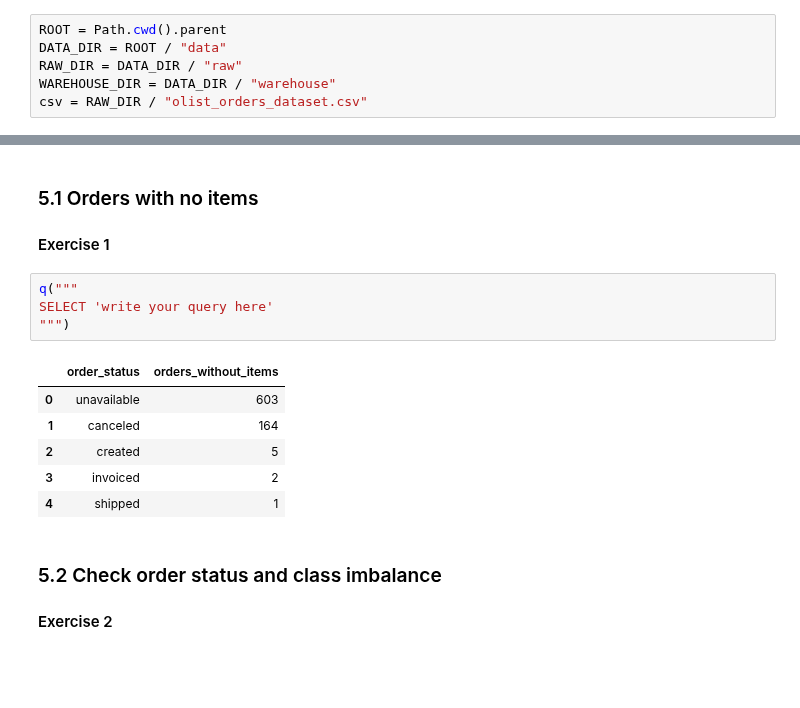
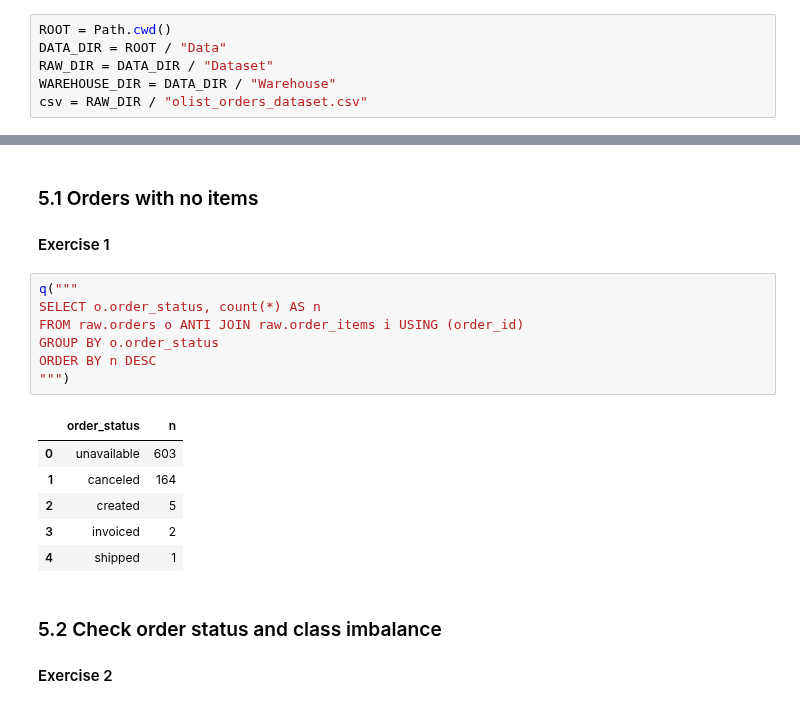
Before and after one commit to estifwonde1/kddm_lab, a Jupyter notebook: DWH_OLAP_Assignment_1_Notebook.ipynb, the cells around one changed output, grey strips where cells are left out. Drawn from its saved outputs; the diff is of its cells as text; blank space fills up the shorter version.

```diff
--- a/DWH_OLAP_Assignment_1_Notebook.ipynb
+++ b/DWH_OLAP_Assignment_1_Notebook.ipynb
@@ -21,10 +21,10 @@ import duckdb
 import pandas as pd
 import matplotlib.pyplot as plt
 # %%
-ROOT = Path.cwd().parent
-DATA_DIR = ROOT / "data"
-RAW_DIR = DATA_DIR / "raw"
-WAREHOUSE_DIR = DATA_DIR / "warehouse"
+ROOT = Path.cwd()
+DATA_DIR = ROOT / "Data"
+RAW_DIR = DATA_DIR / "Dataset"
+WAREHOUSE_DIR = DATA_DIR / "Warehouse"
 csv = RAW_DIR / "olist_orders_dataset.csv"
 # %%
 print(duckdb.sql(f"SELECT count(*) FROM '{csv}'"))
@@ -173,10 +282,13 @@ consistency (fields agree), timeliness (coverage)
 #### Exercise 1
 # %%
 q("""
-SELECT 'write your query here'
+SELECT o.order_status, count(*) AS n
+FROM raw.orders o ANTI JOIN raw.order_items i USING (order_id)
+GROUP BY o.order_status
+ORDER BY n DESC
 """)
 # %% [output]
-|  | order_status | orders_without_items |
+|  | order_status | n |
 | 0 | unavailable | 603 |
 | 1 | canceled | 164 |
 | 2 | created | 5 |
```
Also changed, not shown: parts of 11 cells of this notebook, 1 other file.
